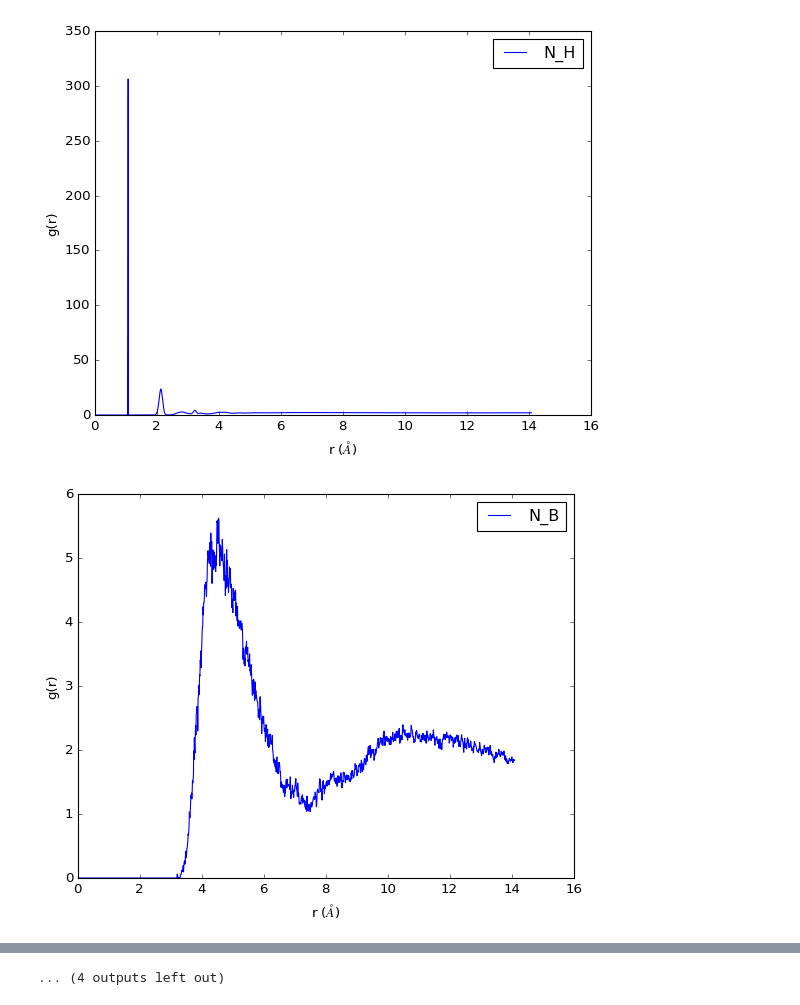
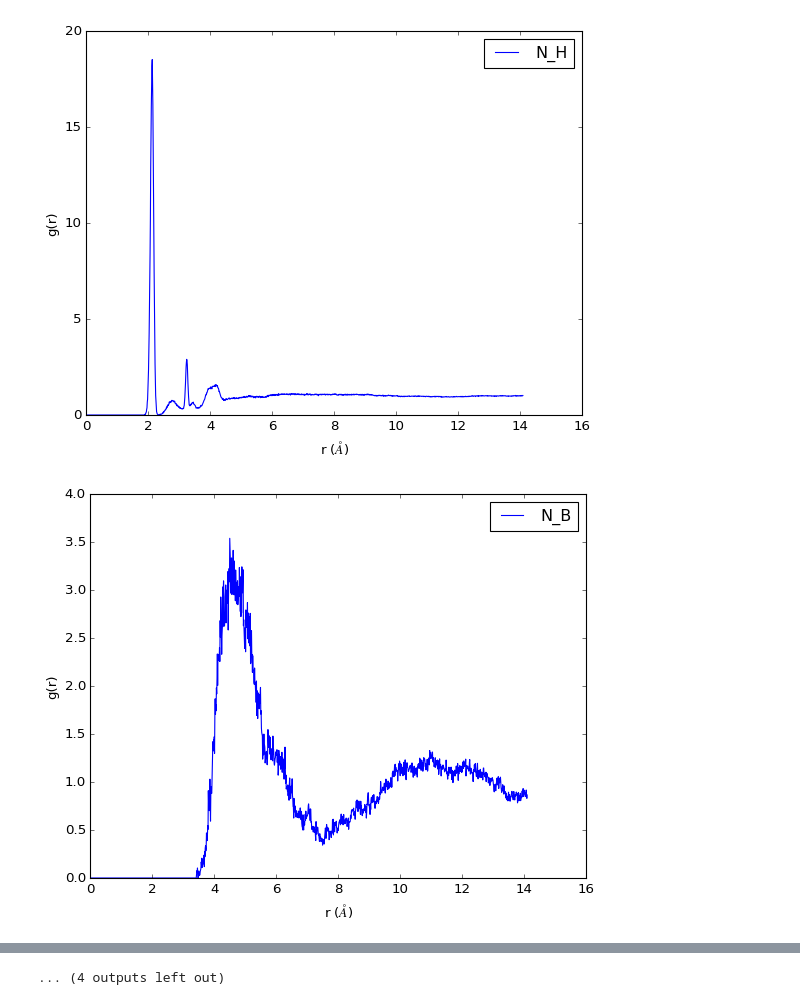
Before and after one commit to zincware/MDSuite, a Jupyter notebook: docs/source/_user_guide/bmim_bf4_example.ipynb, the cells around one changed output, grey strips where cells are left out. Saved outputs shown, nothing was run; the diff lists cells and outputs as text; code cells hidden in the pictures.

```diff
--- a/docs/source/_user_guide/bmim_bf4_example.ipynb
+++ b/docs/source/_user_guide/bmim_bf4_example.ipynb
@@ -16,12 +12,11 @@ import time
 # %%
-start = time.time()
 filename = '/data/stovey/bmim_classical/nvtdump.lammpstrj'
 bmim_bf4 = mds.Experiment(analysis_name='bmim_bf4',
                           time_step=0.1,
                           temperature=300.0,
                           units='real',
                           cluster_mode=False,
-                         storage_path='/data/stovey/bmim_classical/')
-bmim_bf4.add_data(trajectory_file=filename)
+                          storage_path='/Users/samueltovey/work/Sam')
+#bmim_bf4.add_data(trajectory_file=filename)
 # %% [output]
 This experiment already exists! I'll load it up now.
@@ -58,4 +56,7 @@ bmim_bf4.run_computation.EinsteinDiffusionCoefficients(plot=True, data_range=400
 # %%
-bmim_bf4.run_computation.RadialDistributionFunction(plot=True, number_of_configurations=1000, start=1000,
-                                                    stop=9000, minibatch=200)
+bmim_bf4.run_computation.RadialDistributionFunction(plot=True,
+                                                    number_of_configurations=200,
+                                                    start=1000,
+                                                    stop=9000,
+                                                    gpu=False)
 # %% [output]
@@ -65,2 +66,2 @@ bmim_bf4.run_computation.RadialDistributionFunction(plot=True, number_of_configu
-[figure, old version]
+[figure, new version]
-[figure, old version]
+[figure, new version]
```
Also changed, not shown: parts of 20 cells of this notebook.
